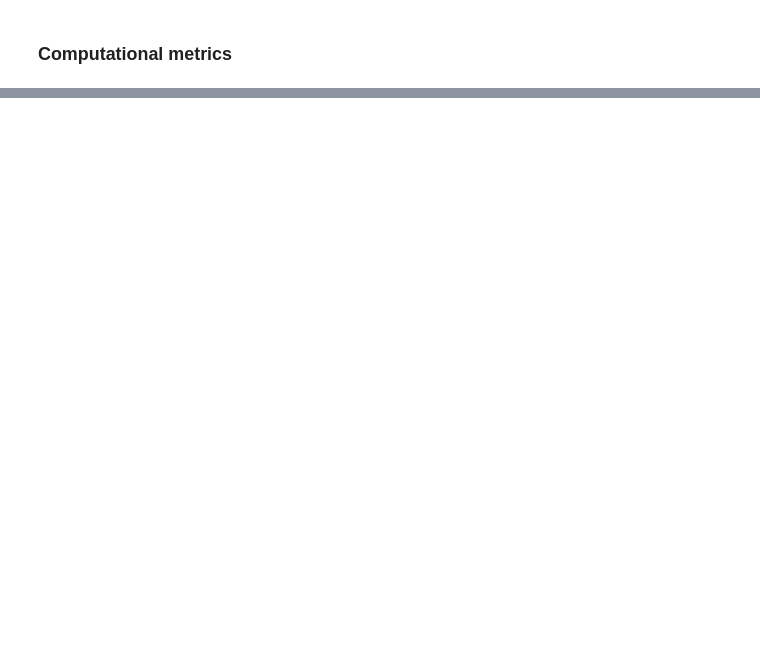
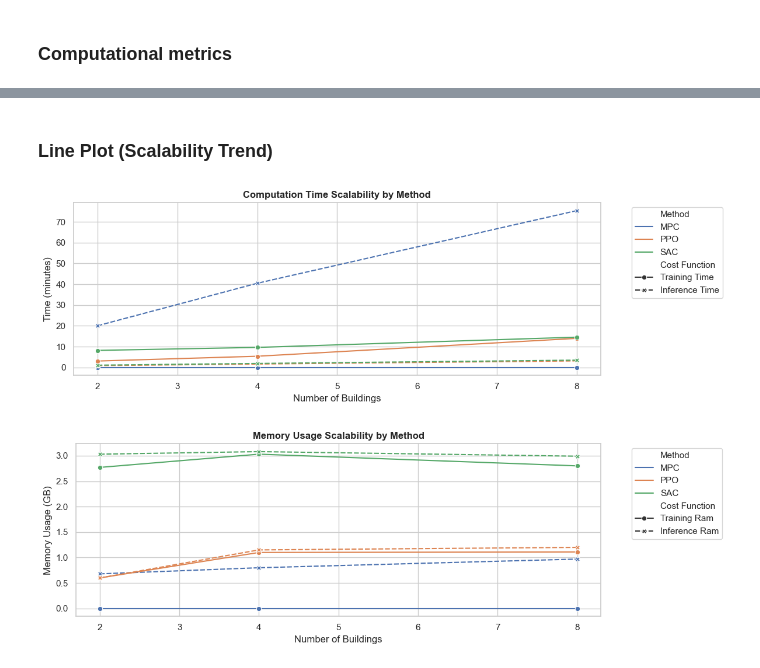
Before and after one commit to yijint/CityLearn_thesis, a Jupyter notebook: analysis.ipynb, the cells around one changed output, grey strips where cells are left out. Drawn from its saved outputs; the diff is of its cells as text; code cells hidden in the pictures; blank space fills up the shorter version.

```diff
--- a/analysis.ipynb
+++ b/analysis.ipynb
@@ -611,0 +529,39 @@ NameError: name 'df_long' is not defined
+# %% [markdown]
+### Line Plot (Scalability Trend)
+# %%
+# Apply label mapping
+df_long_formatted = df_long.copy()
+df_long_formatted['Method'] = df_long_formatted['method'].map({'mpc': 'MPC', 'ppo': 'PPO', 'sac': 'SAC'})
+df_long_formatted['Cost Function'] = df_long_formatted['cost_function'].map({
+    'training_time': 'Training Time',
+    'inference_time': 'Inference Time',
+    'training_ram': 'Training Ram',
+    'inference_ram': 'Inference Ram'
+})
+
+# Split data
+df_time = df_long_formatted[df_long_formatted["Cost Function"].str.contains("Time")]
+df_ram = df_long_formatted[df_long_formatted["Cost Function"].str.contains("Ram")]
+
+# Plot time
+plt.figure(figsize=(12, 4))
+sns.lineplot(data=df_time, x='n_buildings', y='value', hue='Method', style='Cost Function', markers=True)
+plt.title("Computation Time Scalability by Method", fontweight='bold')
+plt.ylabel("Time (minutes)")
+plt.xlabel("Number of Buildings")
+plt.legend(bbox_to_anchor=(1.05, 1), loc='upper left')
+plt.tight_layout()
+plt.show()
+
+# Plot RAM
+plt.figure(figsize=(12, 4))
+sns.lineplot(data=df_ram, x='n_buildings', y='value', hue='Method', style='Cost Function', markers=True)
+plt.title("Memory Usage Scalability by Method", fontweight='bold')
+plt.ylabel("Memory Usage (GB)")
+plt.xlabel("Number of Buildings")
+plt.legend(bbox_to_anchor=(1.05, 1), loc='upper left')
+plt.tight_layout()
+plt.show()
+# %% [output]
+[figure, added]
+[figure, added]
```
Also changed, not shown: parts of 13 cells of this notebook.
